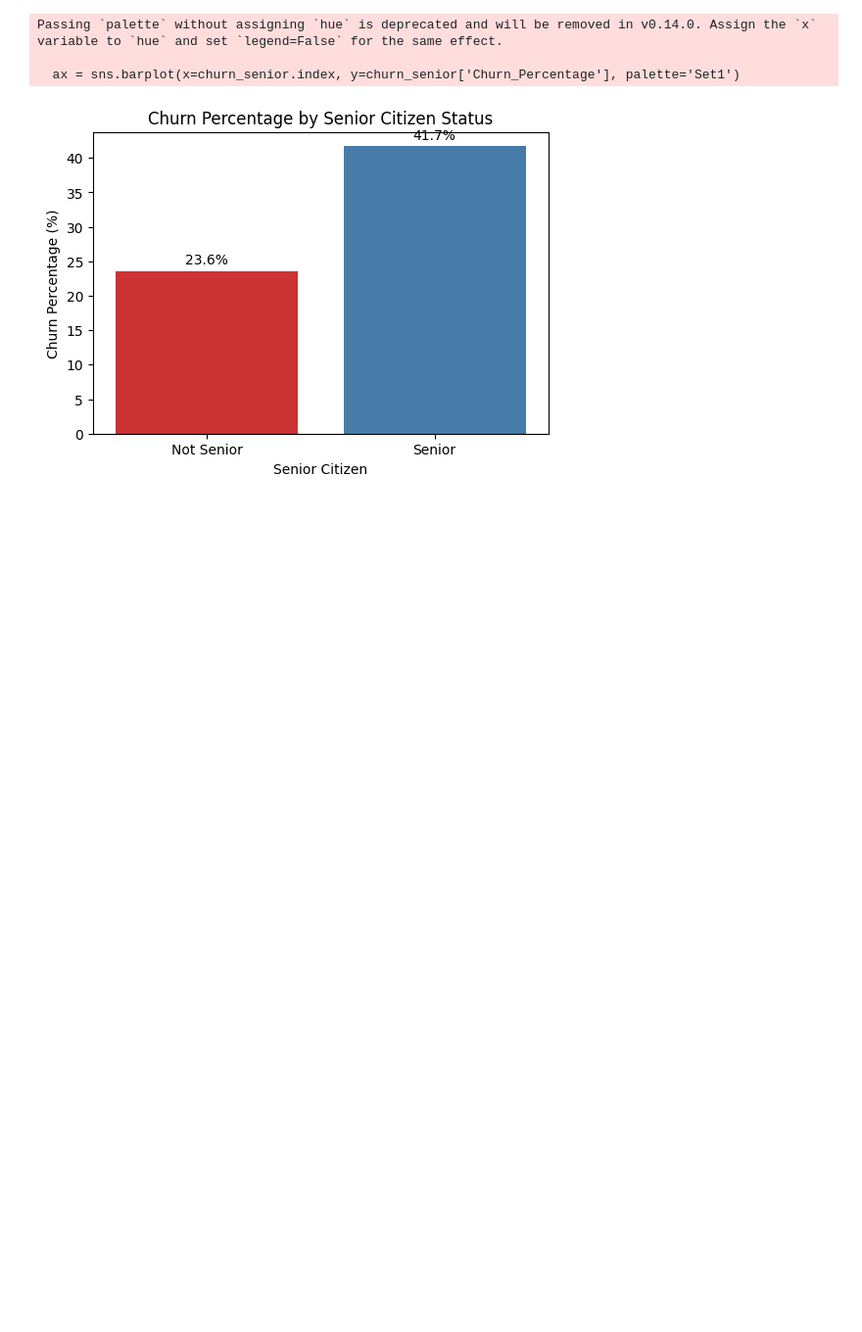
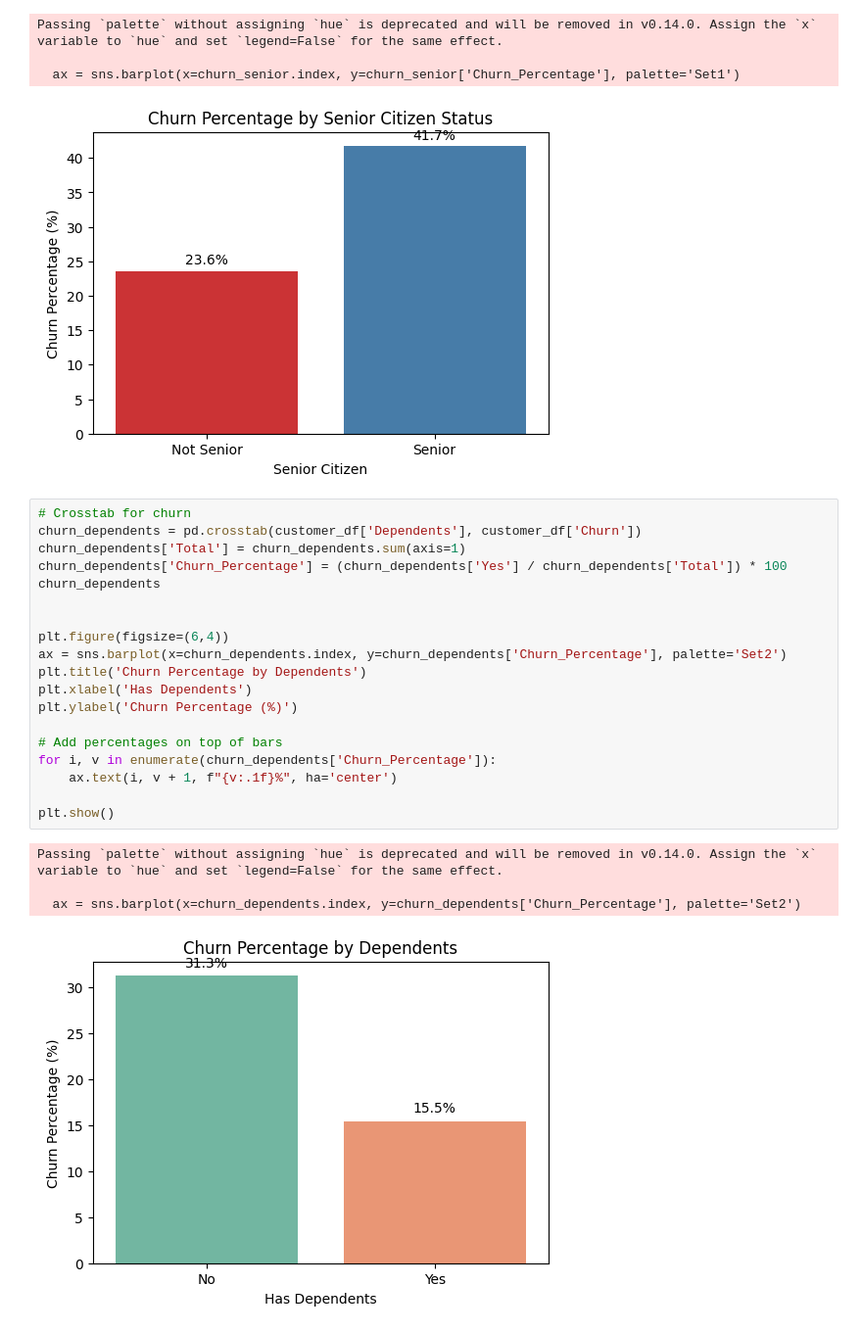
Before and after one commit to stanleyotieno1/Data-analysis-assignment, a Jupyter notebook: Jupyter-files/churn.ipynb, the cells around one changed output. Shown at 98% size. Saved outputs shown, nothing was run; the diff lists cells and outputs as text; blank space fills up the shorter version.

```diff
--- a/Jupyter-files/churn.ipynb
+++ b/Jupyter-files/churn.ipynb
@@ -384,3 +384,27 @@ Passing `palette` without assigning `hue` is deprecated and will be removed in v
 
   ax = sns.barplot(x=churn_senior.index, y=churn_senior['Churn_Percentage'], palette='Set1')
 [figure]
+# %%
+# Crosstab for churn
+churn_dependents = pd.crosstab(customer_df['Dependents'], customer_df['Churn'])
+churn_dependents['Total'] = churn_dependents.sum(axis=1)
+churn_dependents['Churn_Percentage'] = (churn_dependents['Yes'] / churn_dependents['Total']) * 100
+churn_dependents
+
+
+plt.figure(figsize=(6,4))
+ax = sns.barplot(x=churn_dependents.index, y=churn_dependents['Churn_Percentage'], palette='Set2')
+plt.title('Churn Percentage by Dependents')
+plt.xlabel('Has Dependents')
+plt.ylabel('Churn Percentage (%)')
+
+# Add percentages on top of bars
+for i, v in enumerate(churn_dependents['Churn_Percentage']):
+    ax.text(i, v + 1, f"{v:.1f}%", ha='center')
+
+plt.show()
+# %% [output]
+Passing `palette` without assigning `hue` is deprecated and will be removed in v0.14.0. Assign the `x` variable to `hue` and set `legend=False` for the same effect.
+
+  ax = sns.barplot(x=churn_dependents.index, y=churn_dependents['Churn_Percentage'], palette='Set2')
+[figure, added]
```
Also changed, not shown: parts of 1 cell of this notebook.
